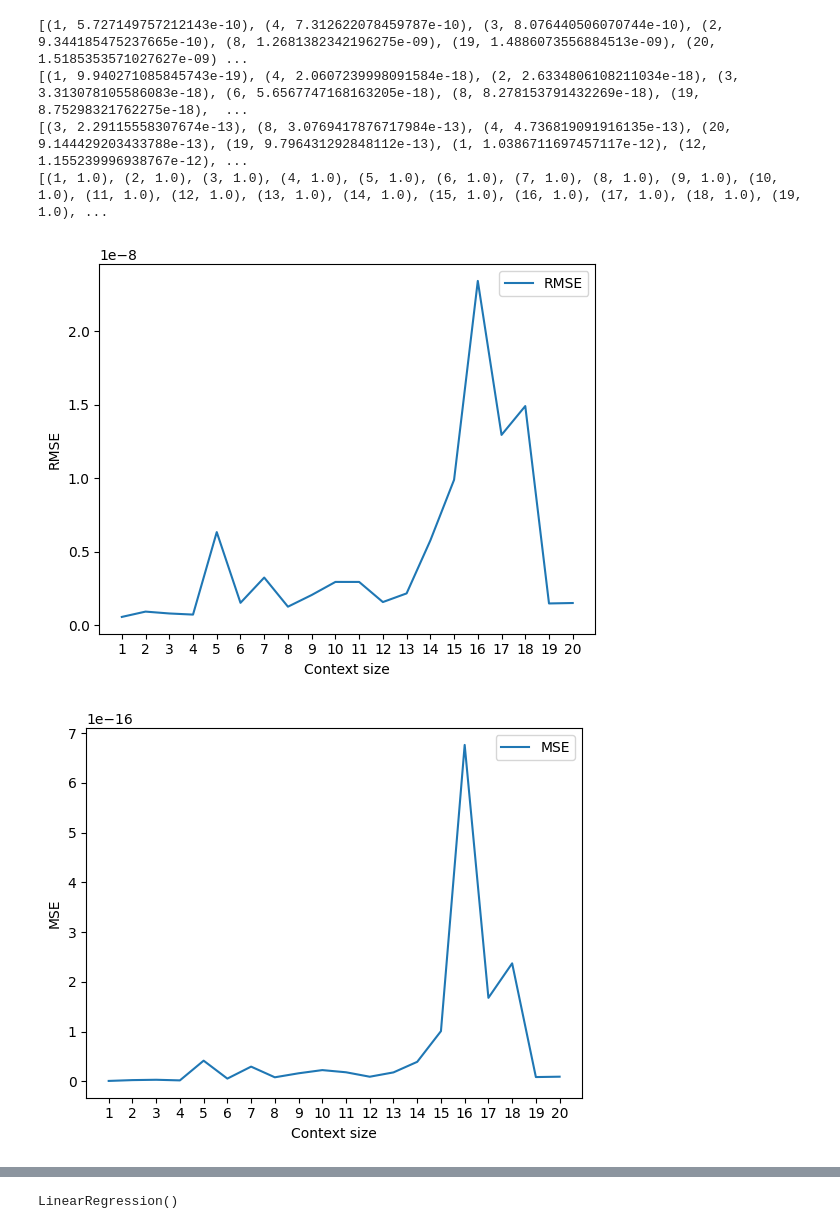
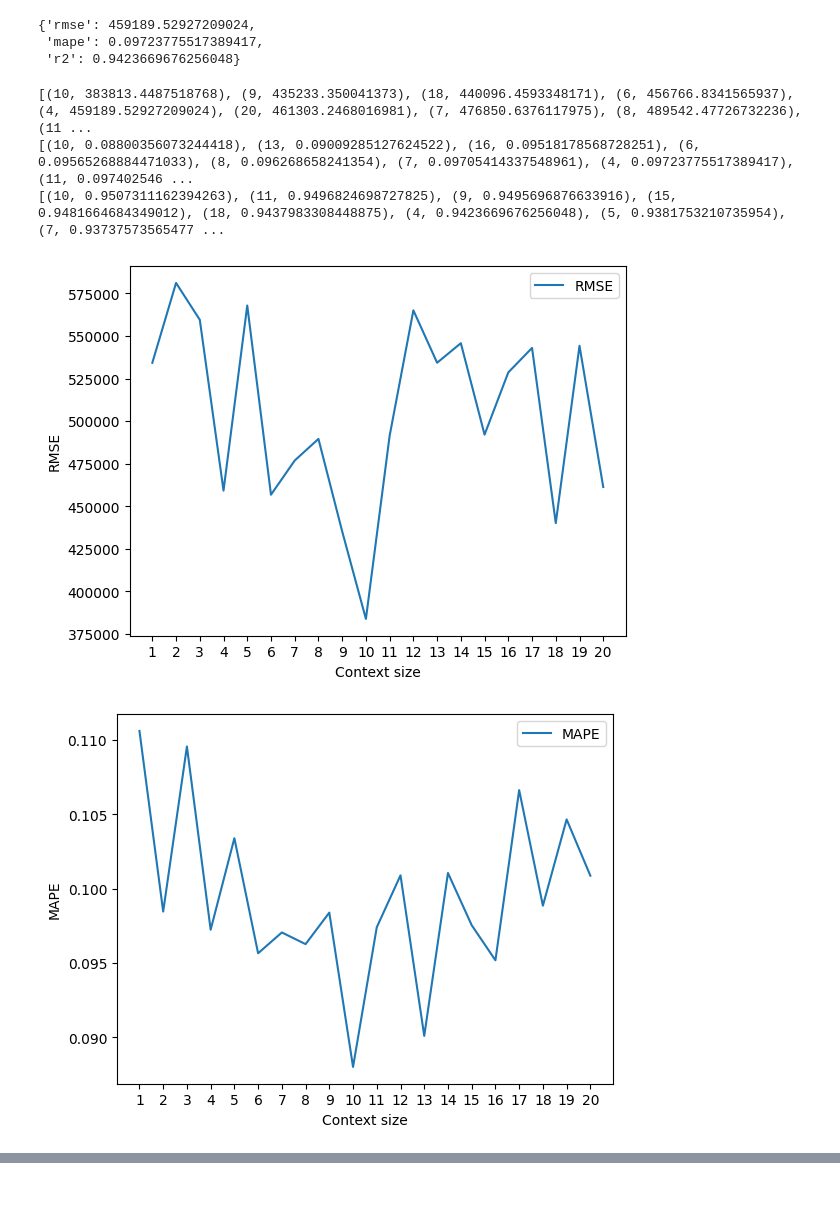
Before and after one commit to HaiAu2501/EL4TF, a Jupyter notebook: linear_models/linear_regression.ipynb, the cells around one changed output, grey strips where cells are left out. Saved outputs shown, nothing was run; the diff lists cells and outputs as text; code cells hidden in the pictures; blank space fills up the shorter version.

Commit message:
Fix data preprocessing

```diff
--- a/linear_models/linear_regression.ipynb
+++ b/linear_models/linear_regression.ipynb
@@ -97,3 +100,10 @@ train_output
+# %%
+from sklearn.preprocessing import StandardScaler
+
+
+scaler = StandardScaler()
+train_input_scaled = scaler.fit_transform(train_input)
+val_input_scaled = scaler.transform(val_input)
 # %%
 from typing import TypedDict
 
@@ -101,7 +111,6 @@ import numpy
 from sklearn.linear_model import LinearRegression
 from sklearn.metrics import (
     mean_absolute_percentage_error,
-    mean_squared_error,
     root_mean_squared_error,
     r2_score,
 )
@@ -109,7 +118,6 @@ from sklearn.metrics import (
 
 class Metrics(TypedDict):
     rmse: float
-    mse: float
     mape: float
     r2: float
 
@@ -117,13 +125,12 @@ class Metrics(TypedDict):
 def metrics(true: pandas.DataFrame, pred: numpy.ndarray) -> Metrics:
     return {
         "rmse": root_mean_squared_error(true, pred),
-        "mse": mean_squared_error(true, pred),
         "mape": mean_absolute_percentage_error(true, pred),
         "r2": r2_score(true, pred),
     }
 
 
 model = LinearRegression()
-model.fit(train_input, train_output)
-metrics(train_output, model.predict(train_input))
+model.fit(train_input_scaled, train_output)
+metrics(train_output, model.predict(train_input_scaled))
 # %% [output]
@@ -134,3 +139,0 @@ metrics(train_output, model.predict(train_input))
-# %%
-val_input, val_output = extract_xy(val, context_size=CONTEXT_SIZE)
-metrics(val_output, model.predict(val_input))
@@ -142,20 +140,35 @@ metrics(val_output, model.predict(val_input))
+# %%
+metrics(val_output, model.predict(val_input_scaled))
+# %% [output]
+{'rmse': 459189.52927209024,
+ 'mape': 0.09723775517389417,
+ 'r2': 0.9423669676256048}
 # %%
 rmse: List[float] = []
-mse: List[float] = []
 mape: List[float] = []
 r2: List[float] = []
 
 for context_size in range(1, 21):
-    train_input, train_output = extract_xy(train, context_size=context_size)
+    train_val_input, train_val_output = extract_xy(train_val, context_size=context_size)
+    train_input, val_input, train_output, val_output = train_test_split(
+        train_val_input,
+        train_val_output,
+        train_size=0.8,
+        random_state=42,
+        shuffle=True,
+    )
+
+    scaler = StandardScaler()
+    train_input_scaled = scaler.fit_transform(train_input)
+    val_input_scaled = scaler.transform(val_input)
 
     model = LinearRegression()
-    model.fit(train_input, train_output)
+    model.fit(train_input_scaled, train_output)
+    metrics(train_output, model.predict(train_input_scaled))
 
-    val_input, val_output = extract_xy(val, context_size=context_size)
-    m = metrics(val_output, model.predict(val_input))
+    m = metrics(val_output, model.predict(val_input_scaled))
 
     rmse.append(m["rmse"])
-    mse.append(m["mse"])
     mape.append(m["mape"])
     r2.append(m["r2"])
 
@@ -165,31 +178,28 @@ def sort_metrics(metrics: List[float], *, reverse: bool = False) -> List[float]:
 
 
 print(sort_metrics(rmse, reverse=False))
-print(sort_metrics(mse, reverse=False))
 print(sort_metrics(mape, reverse=False))
 print(sort_metrics(r2, reverse=True))
 # %% [output]
-[(1, 5.727149757212143e-10), (4, 7.312622078459787e-10), (3, 8.076440506070744e-10), (2, 9.344185475237665e-10), (8, 1.2681382342196275e-09), (19, 1.4886073556884513e-09), (20, 1.5185353571027627e-09) ...
-[(1, 9.940271085845743e-19), (4, 2.0607239998091584e-18), (2, 2.6334806108211034e-18), (3, 3.313078105586083e-18), (6, 5.6567747168163205e-18), (8, 8.278153791432269e-18), (19, 8.75298321762275e-18),  ...
-[(3, 2.29115558307674e-13), (8, 3.0769417876717984e-13), (4, 4.736819091916135e-13), (20, 9.144429203433788e-13), (19, 9.796431292848112e-13), (1, 1.0386711697457117e-12), (12, 1.155239996938767e-12), ...
-[(1, 1.0), (2, 1.0), (3, 1.0), (4, 1.0), (5, 1.0), (6, 1.0), (7, 1.0), (8, 1.0), (9, 1.0), (10, 1.0), (11, 1.0), (12, 1.0), (13, 1.0), (14, 1.0), (15, 1.0), (16, 1.0), (17, 1.0), (18, 1.0), (19, 1.0), ...
+[(10, 383813.4487518768), (9, 435233.350041373), (18, 440096.4593348171), (6, 456766.8341565937), (4, 459189.52927209024), (20, 461303.2468016981), (7, 476850.6376117975), (8, 489542.47726732236), (11 ...
+[(10, 0.08800356073244418), (13, 0.09009285127624522), (16, 0.09518178568728251), (6, 0.09565268884471033), (8, 0.096268658241354), (7, 0.09705414337548961), (4, 0.09723775517389417), (11, 0.097402546 ...
+[(10, 0.9507311162394263), (11, 0.9496824698727825), (9, 0.9495696876633916), (15, 0.9481664684349012), (18, 0.9437983308448875), (4, 0.9423669676256048), (5, 0.9381753210735954), (7, 0.93737573565477 ...
 # %%
 from matplotlib import axes, pyplot
 
 
 def plot_metric(values: List[float], *, label: str) -> None:
     axes.Axes.set_xticks(pyplot.gca(), ticks=range(1, 21))
     pyplot.plot(range(1, 21), values, label=label)
     pyplot.xlabel("Context size")
     pyplot.ylabel(label)
     pyplot.legend()
     pyplot.show()
 
 
 plot_metric(rmse, label="RMSE")
-plot_metric(mse, label="MSE")
 plot_metric(mape, label="MAPE")
 plot_metric(r2, label="R2")
 # %% [output]
-[figure, old version]
+[figure, new version]
-[figure, old version]
+[figure, new version]
@@ -198,7 +206,0 @@ plot_metric(r2, label="R2")
-# %%
-CONTEXT_SIZE = 1
-train_input, train_output = extract_xy(train, context_size=CONTEXT_SIZE)
-model = LinearRegression()
-model.fit(train_input, train_output)
-# %% [output]
-LinearRegression()
```
Also changed, not shown: parts of 13 cells of this notebook.
